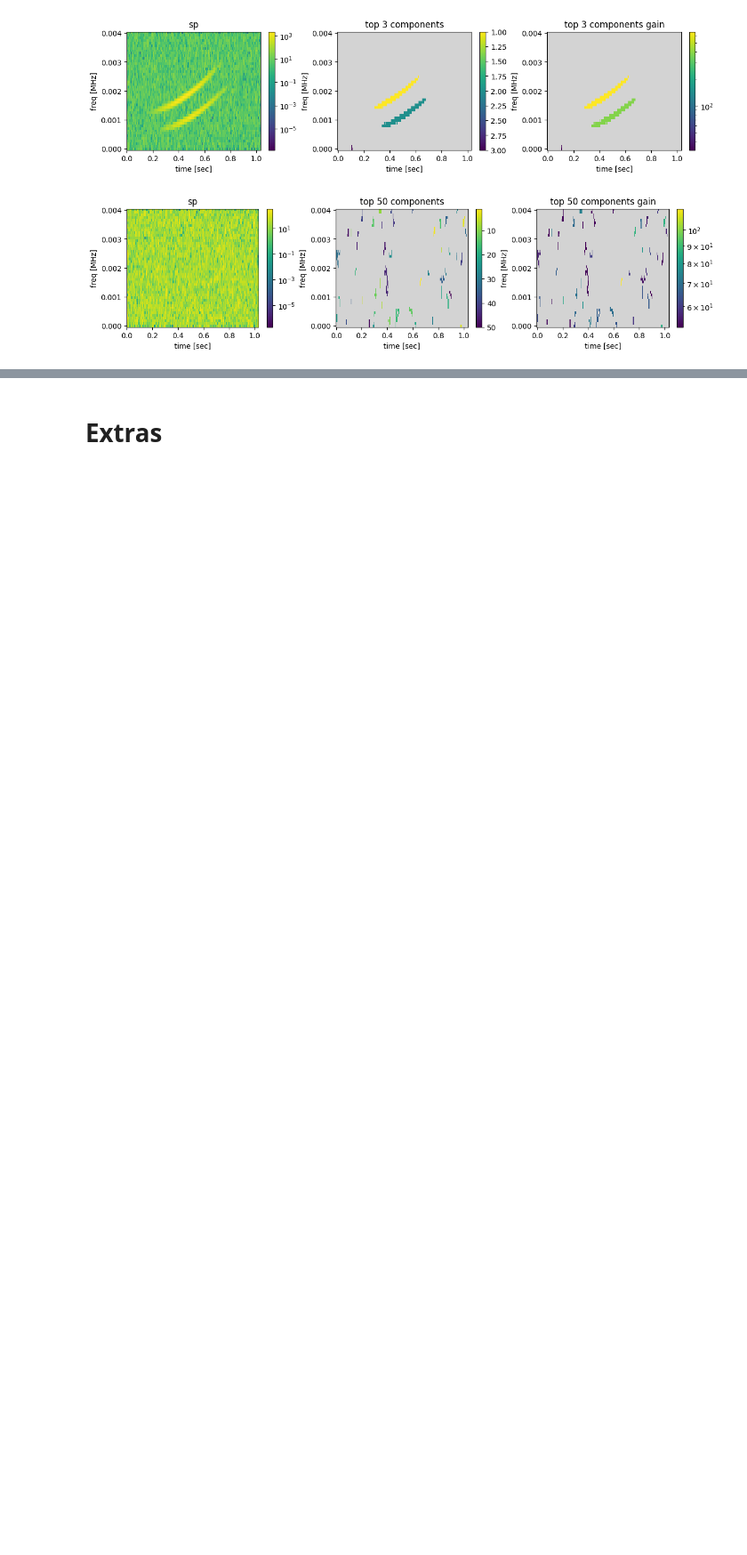
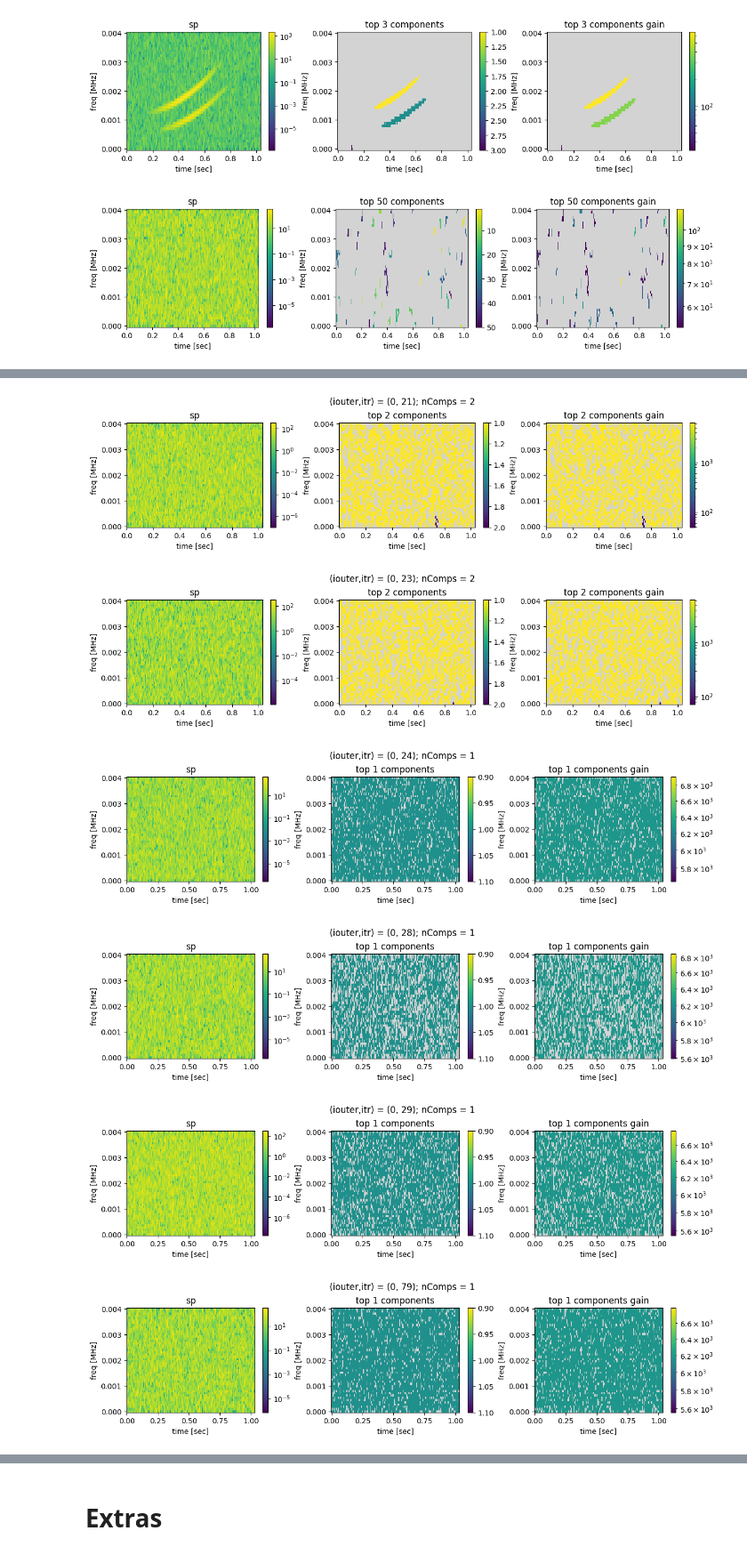
Before and after one commit to nacrocker/automated-segmentation, a Jupyter notebook: maxtree_tests_with_synthetic_data_and_noise.ipynb, the cells around one changed output, grey strips where cells are left out. Shown at 89% size. Saved outputs shown, nothing was run; the diff lists cells and outputs as text; code cells hidden in the pictures; blank space fills up the shorter version.

```diff
--- a/maxtree_tests_with_synthetic_data_and_noise.ipynb
+++ b/maxtree_tests_with_synthetic_data_and_noise.ipynb
@@ -1865,0 +1999,25 @@ Wall time: 4min 54s
+# %%
+# @title Top components when there are 3 or few top components
+if Save:
+    # display saved diagnostics
+
+    compssav = {k:v  for k,v in saved.items() if 'mxgnndinds' in v}
+    ncompssav = {k:len(v['mxgnndinds']) for k,v in saved.items() if 'mxgnndinds' in v}
+    compssavk = list(compssav.keys())
+
+    maxToShow = 8
+    nToShow = min(maxToShow,len(compssavk))
+
+    for i in range(nToShow):
+        self,gain,mxgnndinds = [compssav[compssavk[i]][k] for k in ['self','gain','mxgnndinds']]
+
+        mxgnndslabeltopfill,mxgntopfill = self.label_optimummaxattrnode_image_components_with_rank_and_attr(gain)
+        _ = show_top_components_rank_and_gain(self.image,mxgnndslabeltopfill,mxgntopfill,ntop=len(mxgnndinds))
+        plt.suptitle(f'(iouter,itr) = {compssavk[i]}; nComps = {len(mxgnndinds)}')
+# %% [output]
+[figure, added]
+[figure, added]
+[figure, added]
+[figure, added]
+[figure, added]
+[figure, added]
```
Also changed, not shown: parts of 9 cells of this notebook.
